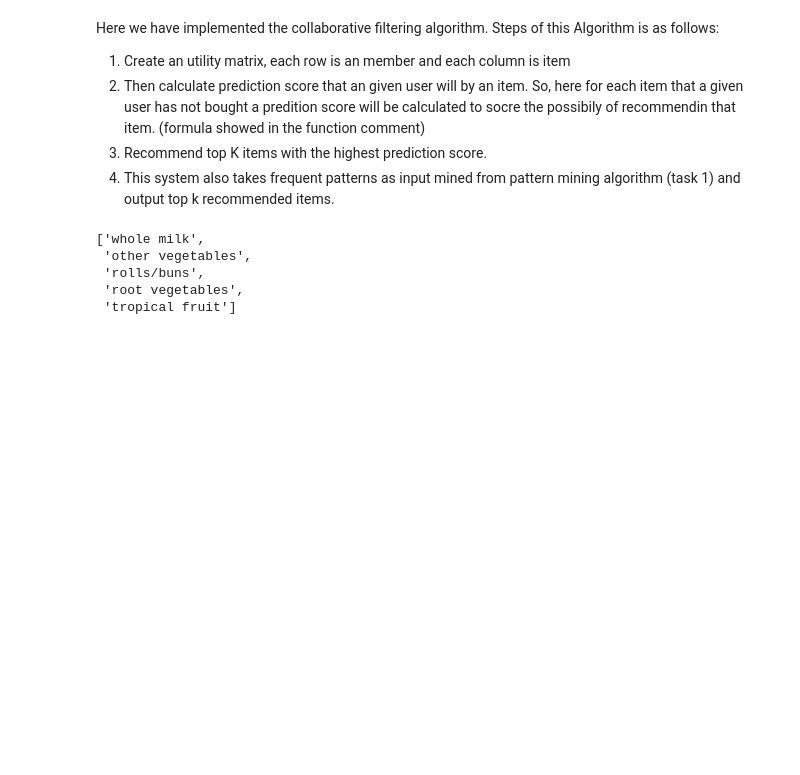
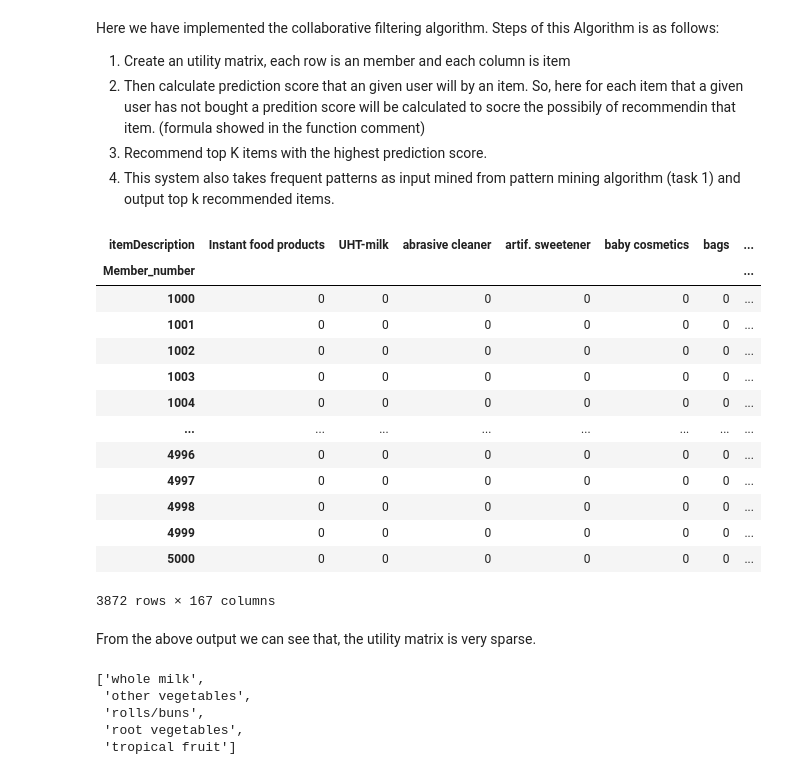
Before and after one commit to umairsayed/MBD_A3, a Jupyter notebook: a1935666_Abrar_Sultan_Hud_7_assign3.ipynb, the cells around one changed output. Cells and saved outputs as stored; diff of their text form; code cells hidden in the pictures; blank space fills up the shorter version.

```diff
--- a/a1935666_Abrar_Sultan_Hud_7_assign3.ipynb
+++ b/a1935666_Abrar_Sultan_Hud_7_assign3.ipynb
@@ -381,6 +385,29 @@ class CollaborativeFiltering:
 
         # converting the set to frozen set and return
         return frozenset(item_set)
+# %%
+# instantiating class
+recommend_system = CollaborativeFiltering(data=data)
+
+# overview of the utility matrix
+recommend_system.data_processing()
+# %% [output]
+| itemDescription | Instant food products | UHT-milk | abrasive cleaner | artif. sweetener | baby cosmetics | bags | ... |
+| Member_number |  |  |  |  |  |  | ... |
+| 1000 | 0 | 0 | 0 | 0 | 0 | 0 | ... |
+| 1001 | 0 | 0 | 0 | 0 | 0 | 0 | ... |
+| 1002 | 0 | 0 | 0 | 0 | 0 | 0 | ... |
+| 1003 | 0 | 0 | 0 | 0 | 0 | 0 | ... |
+| 1004 | 0 | 0 | 0 | 0 | 0 | 0 | ... |
+| ... | ... | ... | ... | ... | ... | ... | ... |
+| 4996 | 0 | 0 | 0 | 0 | 0 | 0 | ... |
+| 4997 | 0 | 0 | 0 | 0 | 0 | 0 | ... |
+| 4998 | 0 | 0 | 0 | 0 | 0 | 0 | ... |
+| 4999 | 0 | 0 | 0 | 0 | 0 | 0 | ... |
+| 5000 | 0 | 0 | 0 | 0 | 0 | 0 | ... |
+3872 rows × 167 columns
+# %% [markdown]
+From the above output we can see that, the utility matrix is very sparse.
 # %%
 # making recommendation for a user (from raw data)
 data = 'Groceries data train.csv'
```
Also changed, not shown: parts of 2 cells of this notebook.
